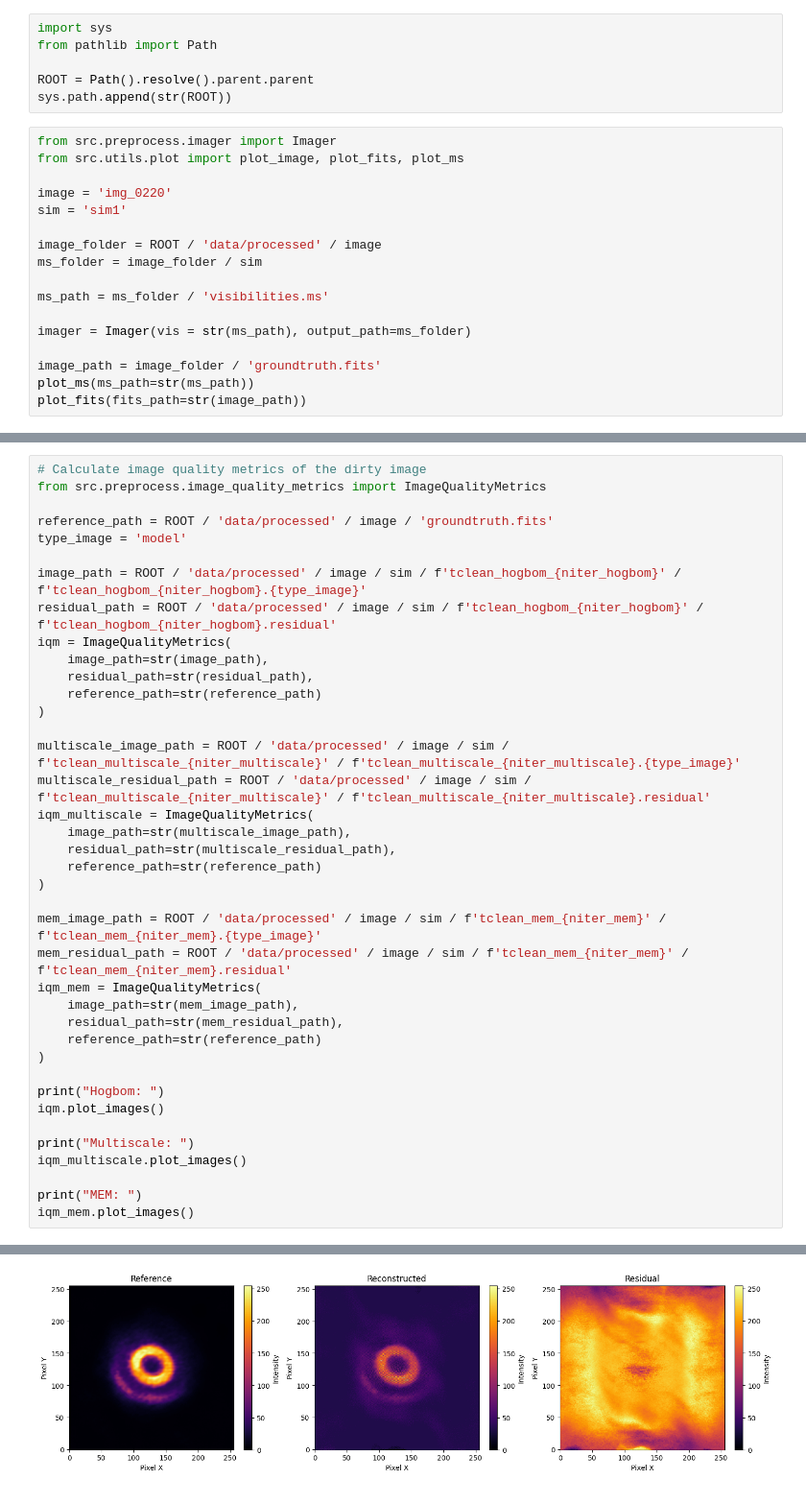
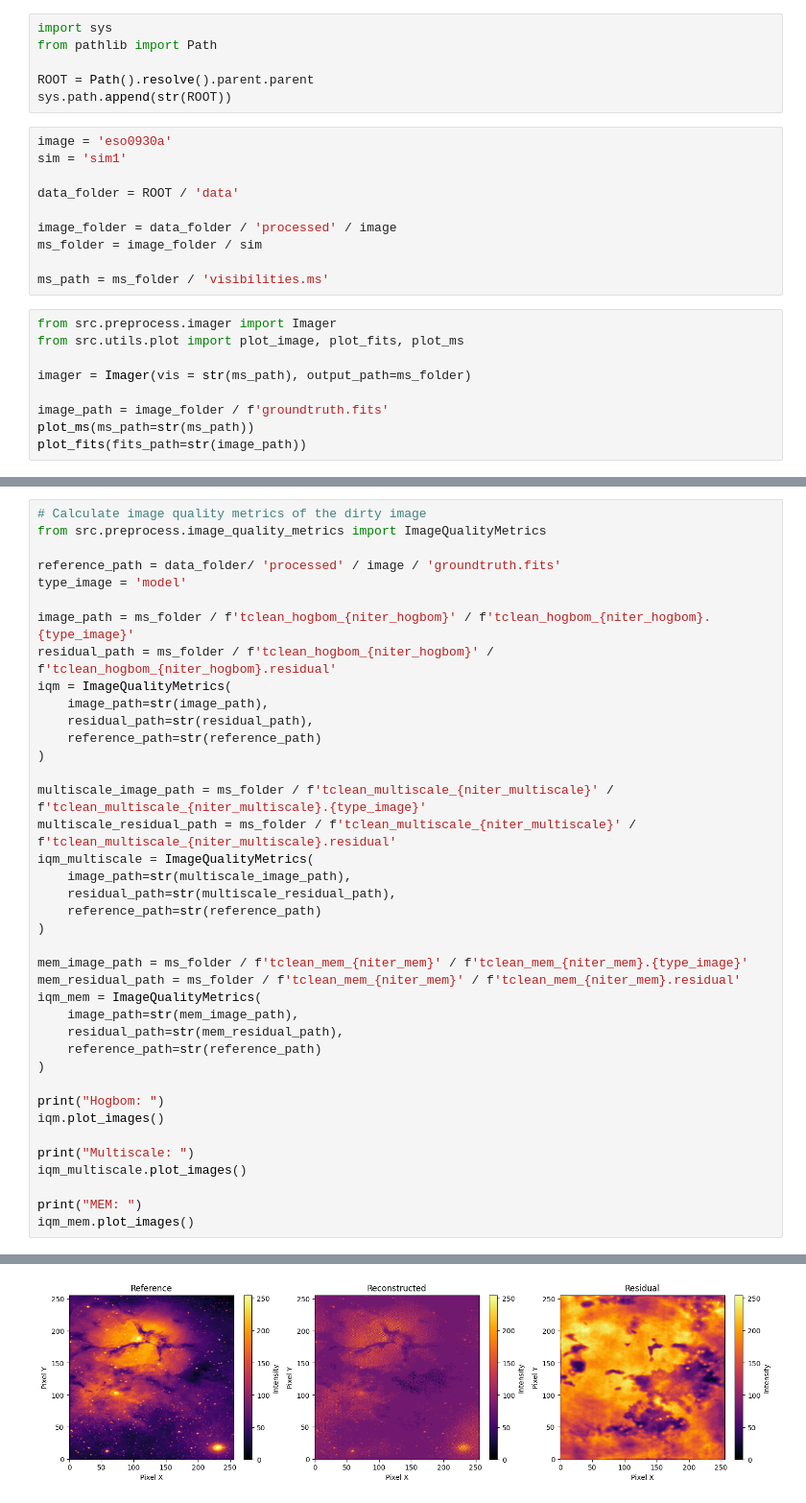
Before and after one commit to Luis-Valenzuela-Concha/AQuaRRAI, a Jupyter notebook: notebooks/preprocess_examples/example_imager.ipynb, the cells around one changed output, grey strips where cells are left out. Shown at 96% size. Saved outputs shown, nothing was run; the diff lists cells and outputs as text.

```diff
--- a/notebooks/preprocess_examples/example_imager.ipynb
+++ b/notebooks/preprocess_examples/example_imager.ipynb
@@ -4,21 +4,23 @@ from pathlib import Path
 
 ROOT = Path().resolve().parent.parent
 sys.path.append(str(ROOT))
+# %%
+image = 'eso0930a'
+sim = 'sim1'
+
+data_folder = ROOT / 'data'
+
+image_folder = data_folder / 'processed' / image
+ms_folder = image_folder / sim
+
+ms_path = ms_folder / 'visibilities.ms'
 # %%
 from src.preprocess.imager import Imager
 from src.utils.plot import plot_image, plot_fits, plot_ms
 
-image = 'img_0220'
-sim = 'sim1'
-
-image_folder = ROOT / 'data/processed' / image
-ms_folder = image_folder / sim
-
-ms_path = ms_folder / 'visibilities.ms'
-
 imager = Imager(vis = str(ms_path), output_path=ms_folder)
 
-image_path = image_folder / 'groundtruth.fits'
+image_path = image_folder / f'groundtruth.fits'
 plot_ms(ms_path=str(ms_path))
 plot_fits(fits_path=str(image_path))
 # %% [output]
@@ -85,42 +95,42 @@ peakres : 0.689322    model : 5981.79
 # Calculate image quality metrics of the dirty image
 from src.preprocess.image_quality_metrics import ImageQualityMetrics
 
-reference_path = ROOT / 'data/processed' / image / 'groundtruth.fits'
+reference_path = data_folder/ 'processed' / image / 'groundtruth.fits'
 type_image = 'model'
 
-image_path = ROOT / 'data/processed' / image / sim / f'tclean_hogbom_{niter_hogbom}' / f'tclean_hogbom_{niter_hogbom}.{type_image}'
-residual_path = ROOT / 'data/processed' / image / sim / f'tclean_hogbom_{niter_hogbom}' / f'tclean_hogbom_{niter_hogbom}.residual'
+image_path = ms_folder / f'tclean_hogbom_{niter_hogbom}' / f'tclean_hogbom_{niter_hogbom}.{type_image}'
+residual_path = ms_folder / f'tclean_hogbom_{niter_hogbom}' / f'tclean_hogbom_{niter_hogbom}.residual'
 iqm = ImageQualityMetrics(
     image_path=str(image_path),
     residual_path=str(residual_path),
     reference_path=str(reference_path)
 )
 
-multiscale_image_path = ROOT / 'data/processed' / image / sim / f'tclean_multiscale_{niter_multiscale}' / f'tclean_multiscale_{niter_multiscale}.{type_image}'
-multiscale_residual_path = ROOT / 'data/processed' / image / sim / f'tclean_multiscale_{niter_multiscale}' / f'tclean_multiscale_{niter_multiscale}.residual'
+multiscale_image_path = ms_folder / f'tclean_multiscale_{niter_multiscale}' / f'tclean_multiscale_{niter_multiscale}.{type_image}'
+multiscale_residual_path = ms_folder / f'tclean_multiscale_{niter_multiscale}' / f'tclean_multiscale_{niter_multiscale}.residual'
 iqm_multiscale = ImageQualityMetrics(
     image_path=str(multiscale_image_path),
     residual_path=str(multiscale_residual_path),
     reference_path=str(reference_path)
 )
 
-mem_image_path = ROOT / 'data/processed' / image / sim / f'tclean_mem_{niter_mem}' / f'tclean_mem_{niter_mem}.{type_image}'
-mem_residual_path = ROOT / 'data/processed' / image / sim / f'tclean_mem_{niter_mem}' / f'tclean_mem_{niter_mem}.residual'
+mem_image_path = ms_folder / f'tclean_mem_{niter_mem}' / f'tclean_mem_{niter_mem}.{type_image}'
+mem_residual_path = ms_folder / f'tclean_mem_{niter_mem}' / f'tclean_mem_{niter_mem}.residual'
 iqm_mem = ImageQualityMetrics(
     image_path=str(mem_image_path),
     residual_path=str(mem_residual_path),
     reference_path=str(reference_path)
 )
 
 print("Hogbom: ")
 iqm.plot_images()
 
 print("Multiscale: ")
 iqm_multiscale.plot_images()
 
 print("MEM: ")
 iqm_mem.plot_images()
 # %% [output]
 Hogbom:
-[figure, old version]
+[figure, new version]
 Multiscale:
```
Also changed, not shown: parts of 6 cells of this notebook, 31 other files.
